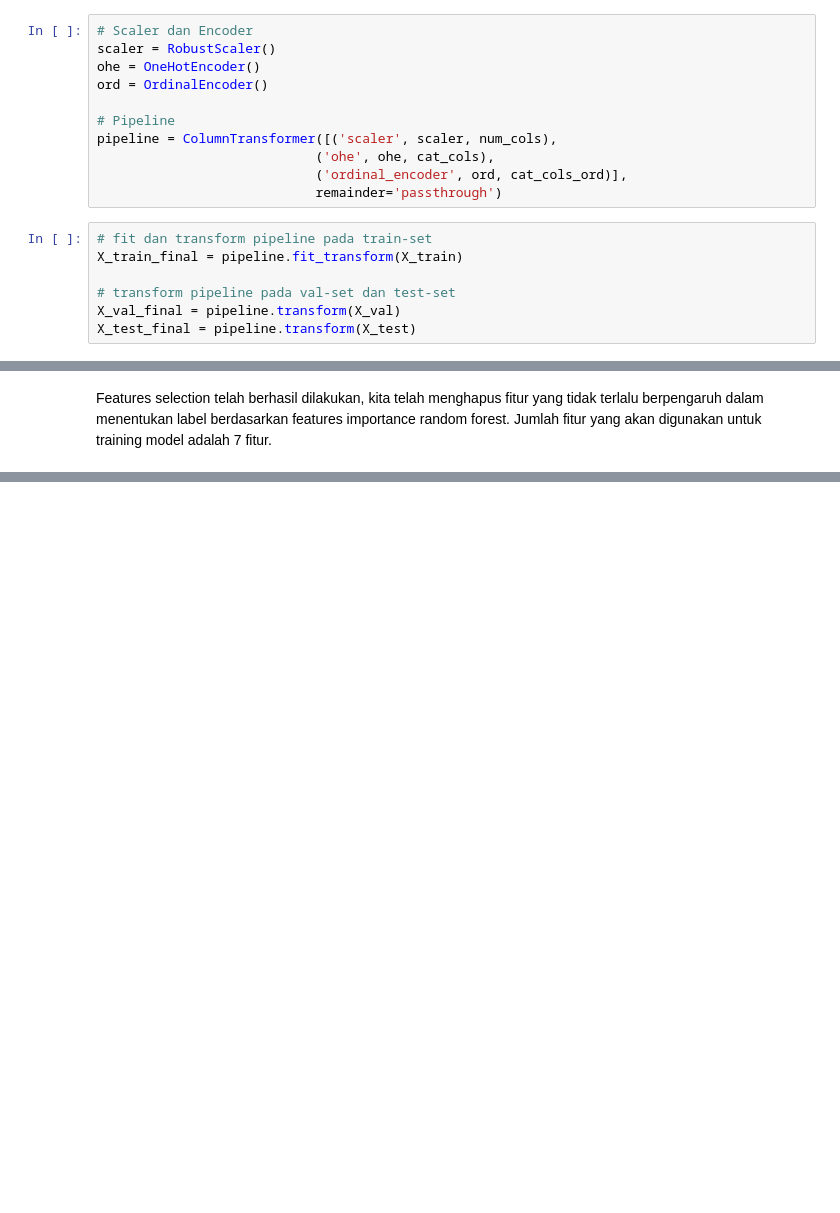
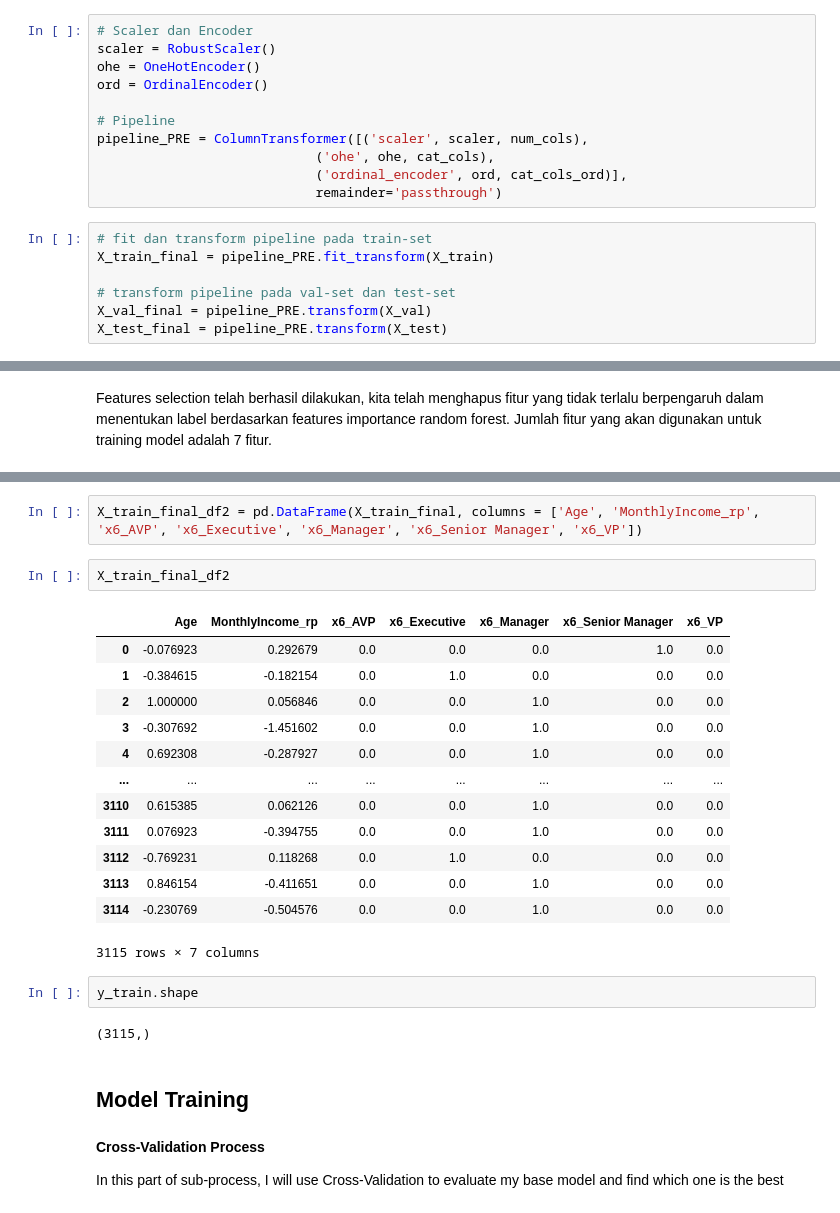
Before and after one commit to H8-Assignments-Bay/p2---final-project-group-005, a Jupyter notebook: features_engineering.ipynb, the cells around one changed output, grey strips where cells are left out. Drawn from its saved outputs; the diff is of its cells as text; blank space fills up the shorter version.

```diff
--- a/features_engineering.ipynb
+++ b/features_engineering.ipynb
@@ -233,16 +243,16 @@ ohe = OneHotEncoder()
 ord = OrdinalEncoder()
 
 # Pipeline
-pipeline = ColumnTransformer([('scaler', scaler, num_cols),
+pipeline_PRE = ColumnTransformer([('scaler', scaler, num_cols),
                             ('ohe', ohe, cat_cols),
                             ('ordinal_encoder', ord, cat_cols_ord)],
                             remainder='passthrough')
 # %%
 # fit dan transform pipeline pada train-set
-X_train_final = pipeline.fit_transform(X_train)
+X_train_final = pipeline_PRE.fit_transform(X_train)
 
 # transform pipeline pada val-set dan test-set
-X_val_final = pipeline.transform(X_val)
-X_test_final = pipeline.transform(X_test)
+X_val_final = pipeline_PRE.transform(X_val)
+X_test_final = pipeline_PRE.transform(X_test)
 # %%
 # features name hasil one hot encoder
@@ -372,0 +512,28 @@ Features selection telah berhasil dilakukan, kita telah menghapus fitur yang tid
+# %%
+X_train_final_df2 = pd.DataFrame(X_train_final, columns = ['Age', 'MonthlyIncome_rp', 'x6_AVP', 'x6_Executive', 'x6_Manager', 'x6_Senior Manager', 'x6_VP'])
+# %%
+X_train_final_df2
+# %% [output]
+|  | Age | MonthlyIncome_rp | x6_AVP | x6_Executive | x6_Manager | x6_Senior Manager | x6_VP |
+| 0 | -0.076923 | 0.292679 | 0.0 | 0.0 | 0.0 | 1.0 | 0.0 |
+| 1 | -0.384615 | -0.182154 | 0.0 | 1.0 | 0.0 | 0.0 | 0.0 |
+| 2 | 1.000000 | 0.056846 | 0.0 | 0.0 | 1.0 | 0.0 | 0.0 |
+| 3 | -0.307692 | -1.451602 | 0.0 | 0.0 | 1.0 | 0.0 | 0.0 |
+| 4 | 0.692308 | -0.287927 | 0.0 | 0.0 | 1.0 | 0.0 | 0.0 |
+| ... | ... | ... | ... | ... | ... | ... | ... |
+| 3110 | 0.615385 | 0.062126 | 0.0 | 0.0 | 1.0 | 0.0 | 0.0 |
+| 3111 | 0.076923 | -0.394755 | 0.0 | 0.0 | 1.0 | 0.0 | 0.0 |
+| 3112 | -0.769231 | 0.118268 | 0.0 | 1.0 | 0.0 | 0.0 | 0.0 |
+| 3113 | 0.846154 | -0.411651 | 0.0 | 0.0 | 1.0 | 0.0 | 0.0 |
+| 3114 | -0.230769 | -0.504576 | 0.0 | 0.0 | 1.0 | 0.0 | 0.0 |
+3115 rows × 7 columns
+# %%
+y_train.shape
+# %% [output]
+(3115,)
+# %% [markdown]
+## Model Training
+# %% [markdown]
+**Cross-Validation Process**
+
+In this part of sub-process, I will use Cross-Validation to evaluate my base model and find which one is the best
```
Also changed, not shown: parts of 22 cells of this notebook.
